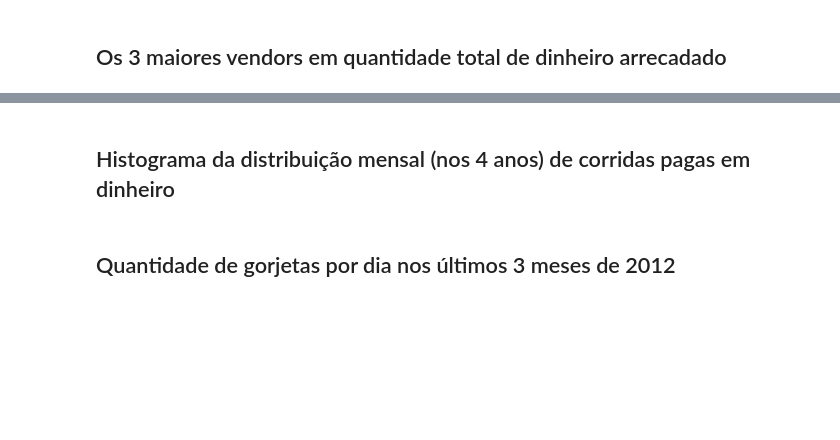
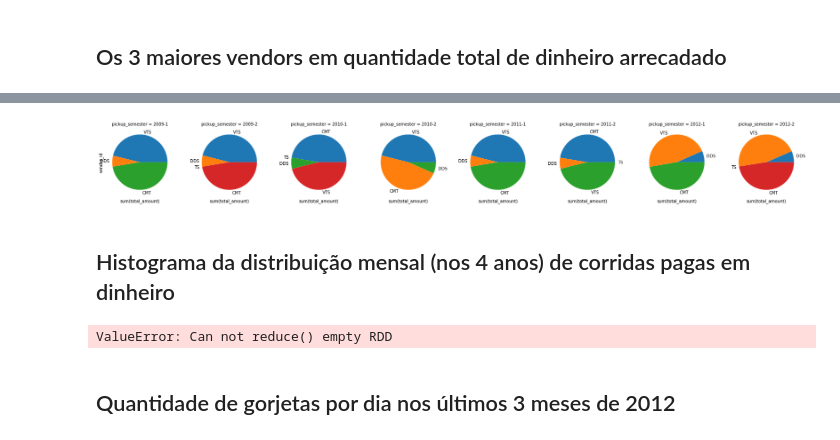
Before and after one commit to gabfr/data-engineering-nanodegree, a Jupyter notebook: explorations/nyc-taxi-challenge.ipynb, the cells around one changed output, grey strips where cells are left out. Saved outputs shown, nothing was run; the diff lists cells and outputs as text; code cells hidden in the pictures; blank space fills up the shorter version.

Commit message:
trying to make the histogram work

```diff
--- a/explorations/nyc-taxi-challenge.ipynb
+++ b/explorations/nyc-taxi-challenge.ipynb
@@ -160,0 +143,25 @@ revenue_per_vendor.toPandas()
+# %%
+from pyspark.sql.functions import (col)
+from pyspark.sql.types import StringType
+from pyspark.sql.functions import udf
+
+def pickup_semester(yearMonth):
+    return str(yearMonth.year) + '-' + ('1' if yearMonth.month <= 6 else '2')
+
+pickup_semester_udf = udf(pickup_semester, StringType())
+
+revenue_per_vendor = (
+    trips_df
+            .withColumn('pickup_datetime_ts', to_timestamp(col('pickup_datetime'), "yyyy-MM-dd'T'HH:mm:ss"))
+            .withColumn('pickup_semester', pickup_semester_udf(to_date(col('pickup_datetime_ts'), 'yyyy-MM-dd')))
+            .select(
+                col('pickup_semester'),
+                col('vendor_id'),
+                col('total_amount')
+            )
+            .groupBy('vendor_id', 'pickup_semester')
+            .sum()
+)
+
+revenue_per_vendor_pd = revenue_per_vendor.toPandas().sort_values(by=['pickup_semester', 'vendor_id'])
+revenue_per_vendor_pd
@@ -161,5 +186,51 @@ revenue_per_vendor.toPandas()
+# %%
+import matplotlib.pyplot as plt
+import seaborn as sns
+
+# values = revenue_per_vendor_pd['sum(total_amount)']
+# labels = revenue_per_vendor_pd['vendor_id']
+# semesters = revenue_per_vendor_pd['pickup_semester']
+
+def pie(v, l, color=None):
+    plt.pie(v, labels=l.values)
+g = sns.FacetGrid(revenue_per_vendor_pd, col="pickup_semester")
+g.map(pie, "sum(total_amount)", "vendor_id" )
+
+plt.show()
+# %% [output]
+[figure, added]
 # %% [markdown]
 ## Histograma da distribuição mensal (nos 4 anos) de corridas pagas em dinheiro
+# %%
+from pyspark.sql.functions import (col, lower, date_format)
+
+monthly_cash_revenues = (
+    trips_df
+            .withColumn('pickup_datetime_ts', to_timestamp(col('pickup_datetime'), "yyyy-MM-dd'T'HH:mm:ss"))
+            .withColumn('pickup_month', date_format(to_date(col('pickup_datetime_ts'), 'yyyy-MM'), 'yyyy-MM'))
+            .withColumn('payment_type', lower(col('payment_type')))
+            .filter(col('payment_type') == 'cash')
+            .select(
+                col('pickup_month'),
+                col('total_amount')
+            )
+)
+
+gre_histogram = (
+    monthly_cash_revenues
+        .filter(col('pickup_month') == '2010-1')
+        .select('total_amount')
+        .rdd.flatMap(lambda x: x).histogram(11)
+)
+
+pd.DataFrame(
+    list(zip(*gre_histogram)),
+    columns=['bin', 'frequency']
+).set_index(
+    'bin'
+).plot(kind='bar')
+# %% [output]
+ValueError: Can not reduce() empty RDD
 # %% [markdown]
 ## Quantidade de gorjetas por dia nos últimos 3 meses de 2012
 # %% [markdown]
```
Also changed, not shown: parts of 4 cells of this notebook.
